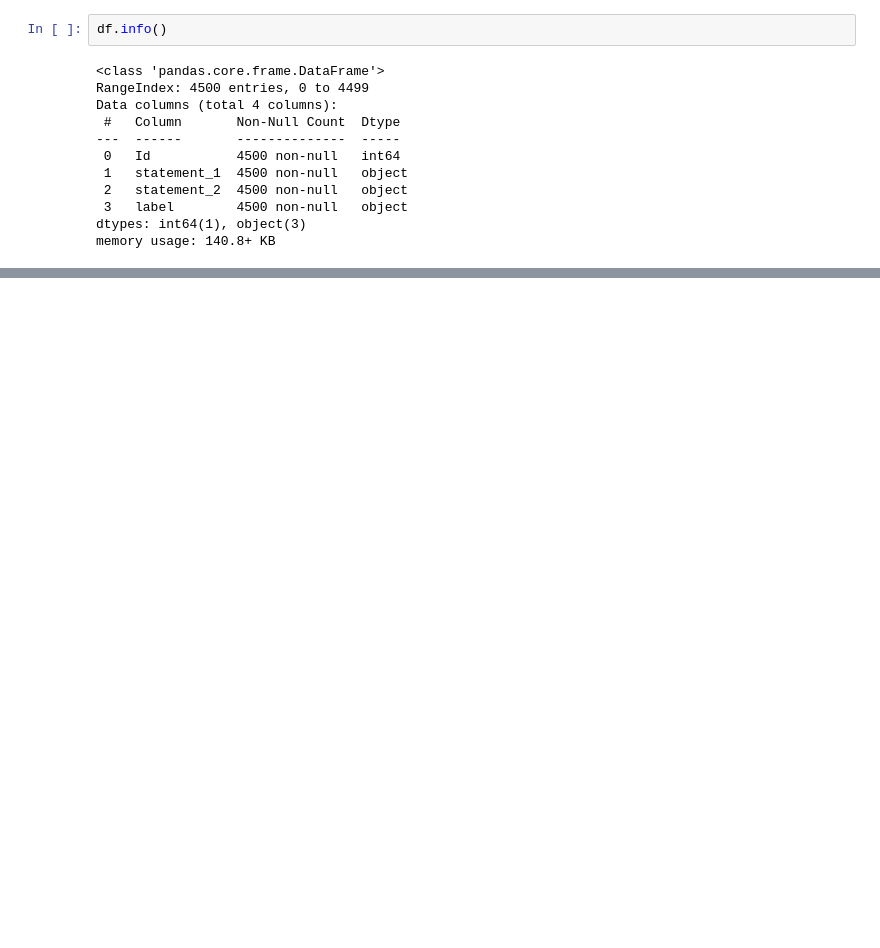
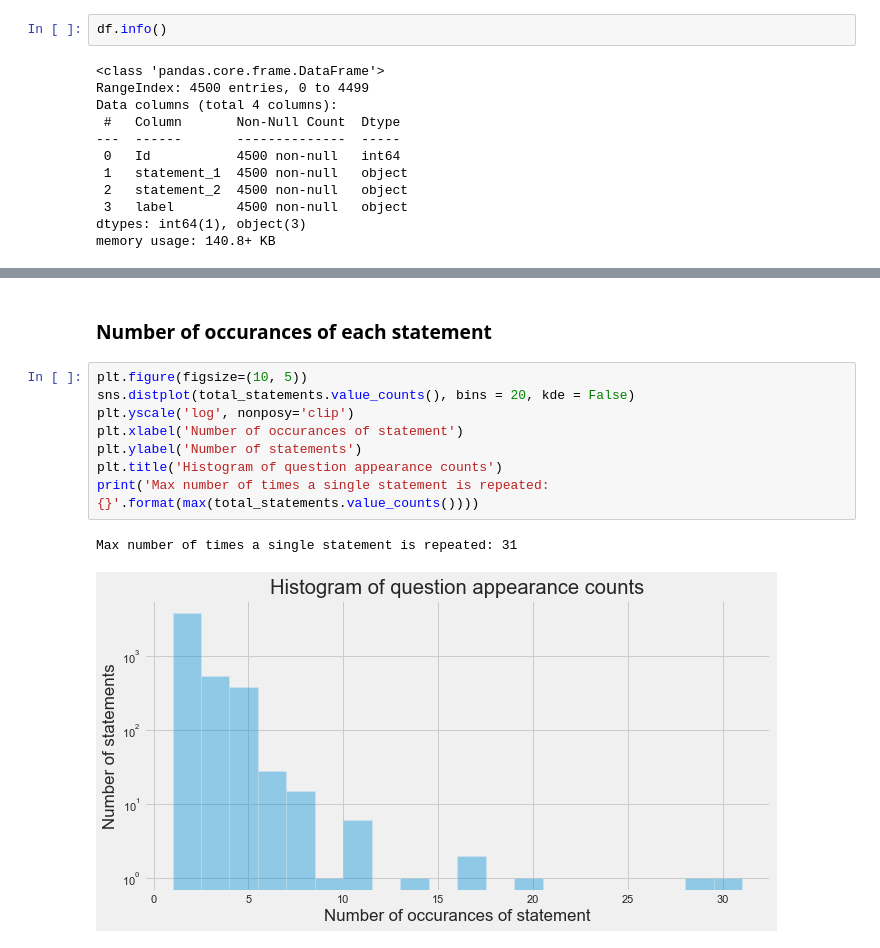
Before and after one commit to loganrane/MachineLearning101, a Jupyter notebook: Projects/Sentence Pairs.ipynb, the cells around one changed output, grey strips where cells are left out. Saved outputs shown, nothing was run; the diff lists cells and outputs as text; blank space fills up the shorter version.

```diff
--- a/Projects/Sentence Pairs.ipynb
+++ b/Projects/Sentence Pairs.ipynb
@@ -77,0 +110,13 @@ memory usage: 140.8+ KB
+# %% [markdown]
+### Number of occurances of each statement
+# %%
+plt.figure(figsize=(10, 5))
+sns.distplot(total_statements.value_counts(), bins = 20, kde = False)
+plt.yscale('log', nonposy='clip')
+plt.xlabel('Number of occurances of statement')
+plt.ylabel('Number of statements')
+plt.title('Histogram of question appearance counts')
+print('Max number of times a single statement is repeated: {}'.format(max(total_statements.value_counts())))
+# %% [output]
+Max number of times a single statement is repeated: 31
+[figure, added]
```
Also changed, not shown: parts of 13 cells of this notebook.
